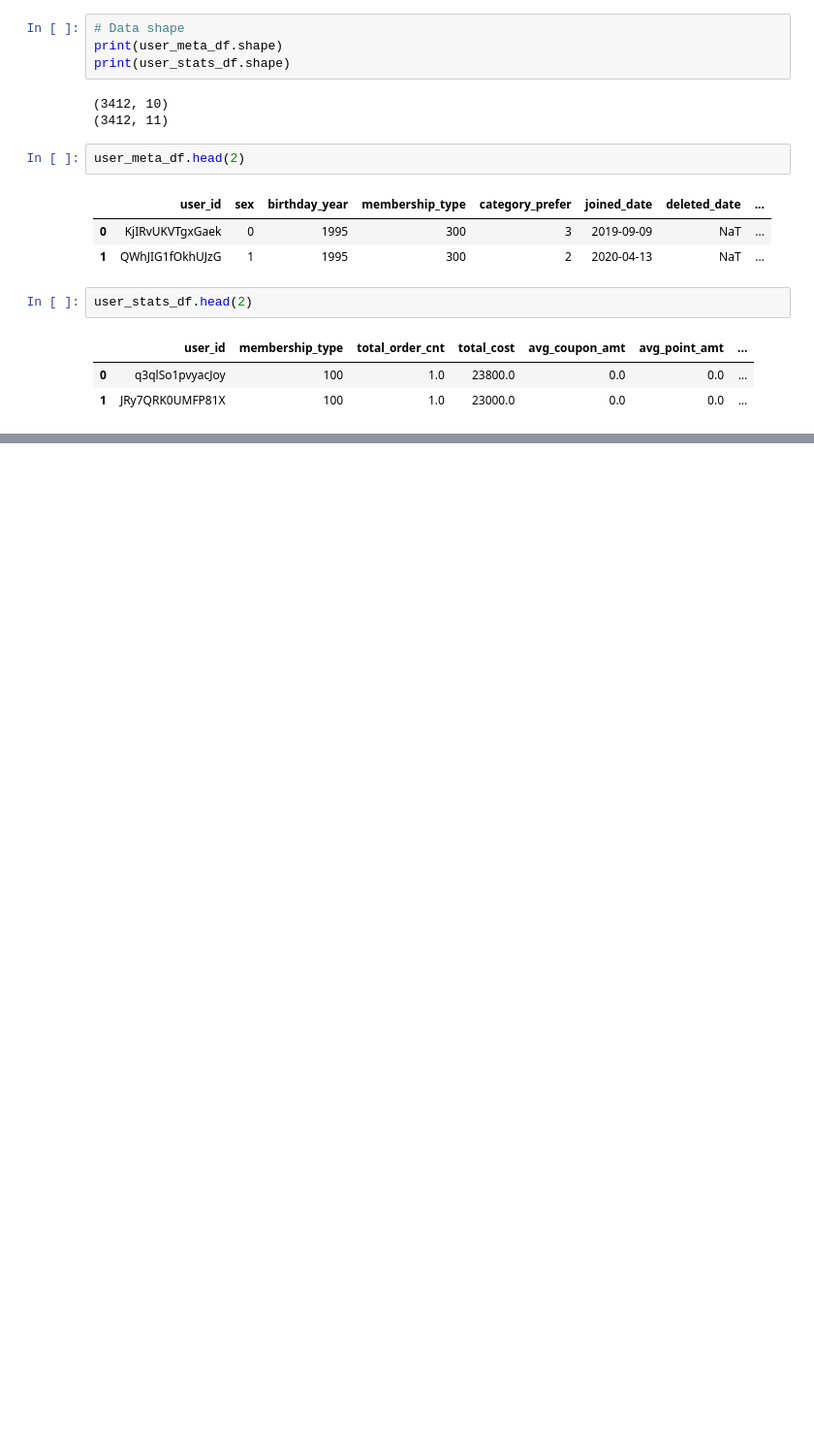
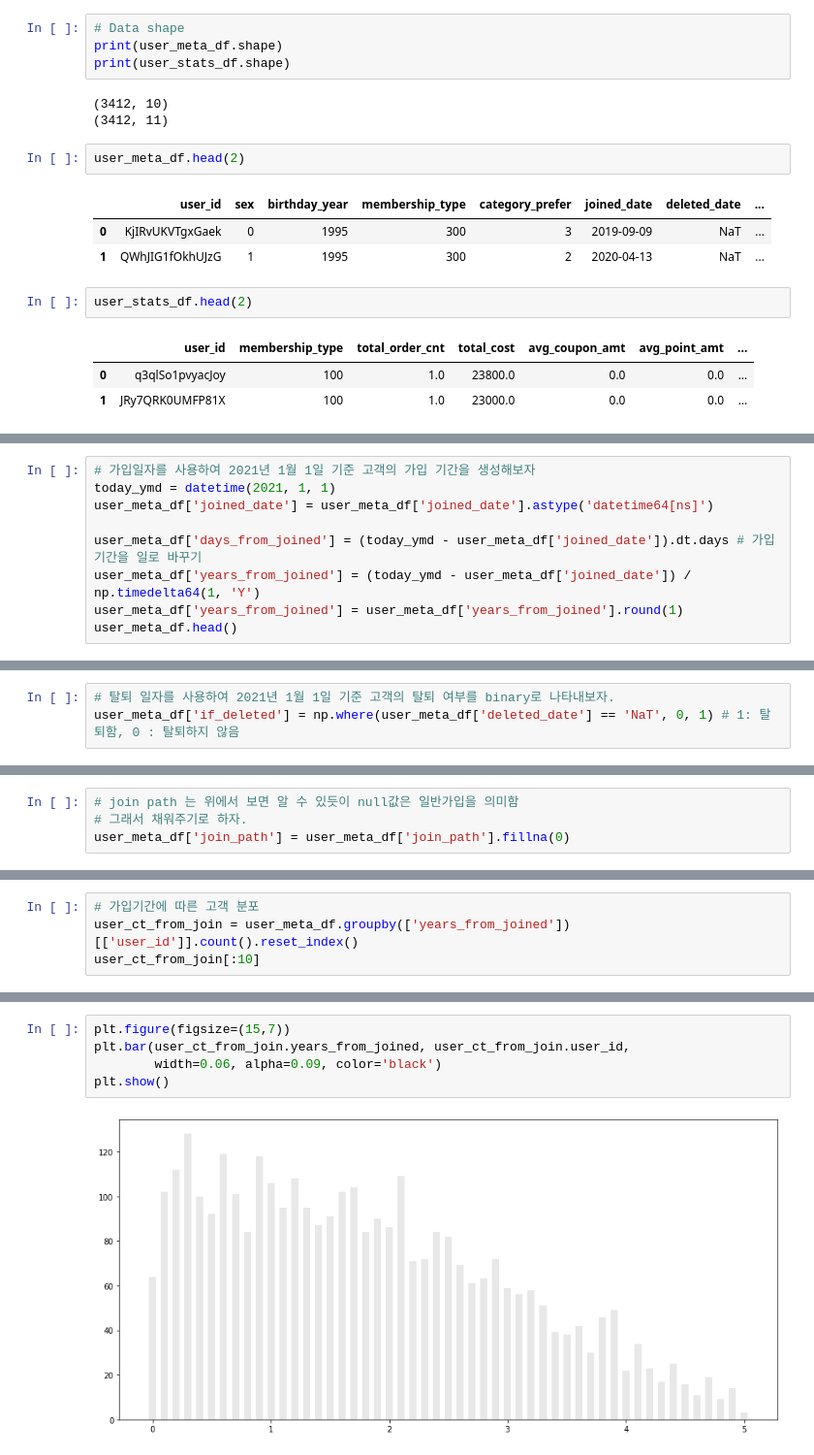
Before and after one commit to Vaycold/Python_ML, a Jupyter notebook: Clustering/E-commerce Data.ipynb, the cells around one changed output, grey strips where cells are left out. Shown: that part at 97% size. Drawn from its saved outputs; the diff is of its cells as text; blank space fills up the shorter version.

```diff
--- a/Clustering/E-commerce Data.ipynb
+++ b/Clustering/E-commerce Data.ipynb
@@ -61,0 +80,9 @@ user_stats_df.head(2)
+# %%
+# 가입일자를 사용하여 2021년 1월 1일 기준 고객의 가입 기간을 생성해보자
+today_ymd = datetime(2021, 1, 1)
+user_meta_df['joined_date'] = user_meta_df['joined_date'].astype('datetime64[ns]')
+
+user_meta_df['days_from_joined'] = (today_ymd - user_meta_df['joined_date']).dt.days # 가입기간을 일로 바꾸기
+user_meta_df['years_from_joined'] = (today_ymd - user_meta_df['joined_date']) / np.timedelta64(1, 'Y')
+user_meta_df['years_from_joined'] = user_meta_df['years_from_joined'].round(1)
+user_meta_df.head()
@@ -61,0 +96,3 @@ user_stats_df.head(2)
+# %%
+# 탈퇴 일자를 사용하여 2021년 1월 1일 기준 고객의 탈퇴 여부를 binary로 나타내보자.
+user_meta_df['if_deleted'] = np.where(user_meta_df['deleted_date'] == 'NaT', 0, 1) # 1: 탈퇴함, 0 : 탈퇴하지 않음
@@ -61,0 +179,4 @@ user_stats_df.head(2)
+# %%
+# join path 는 위에서 보면 알 수 있듯이 null값은 일반가입을 의미함
+# 그래서 채워주기로 하자.
+user_meta_df['join_path'] = user_meta_df['join_path'].fillna(0)
@@ -61,0 +231,4 @@ user_stats_df.head(2)
+# %%
+# 가입기간에 따른 고객 분포
+user_ct_from_join = user_meta_df.groupby(['years_from_joined'])[['user_id']].count().reset_index()
+user_ct_from_join[:10]
@@ -61,0 +247,7 @@ user_stats_df.head(2)
+# %%
+plt.figure(figsize=(15,7))
+plt.bar(user_ct_from_join.years_from_joined, user_ct_from_join.user_id,
+        width=0.06, alpha=0.09, color='black')
+plt.show()
+# %% [output]
+[figure, added]
```
Also changed, not shown: parts of 44 cells of this notebook.
